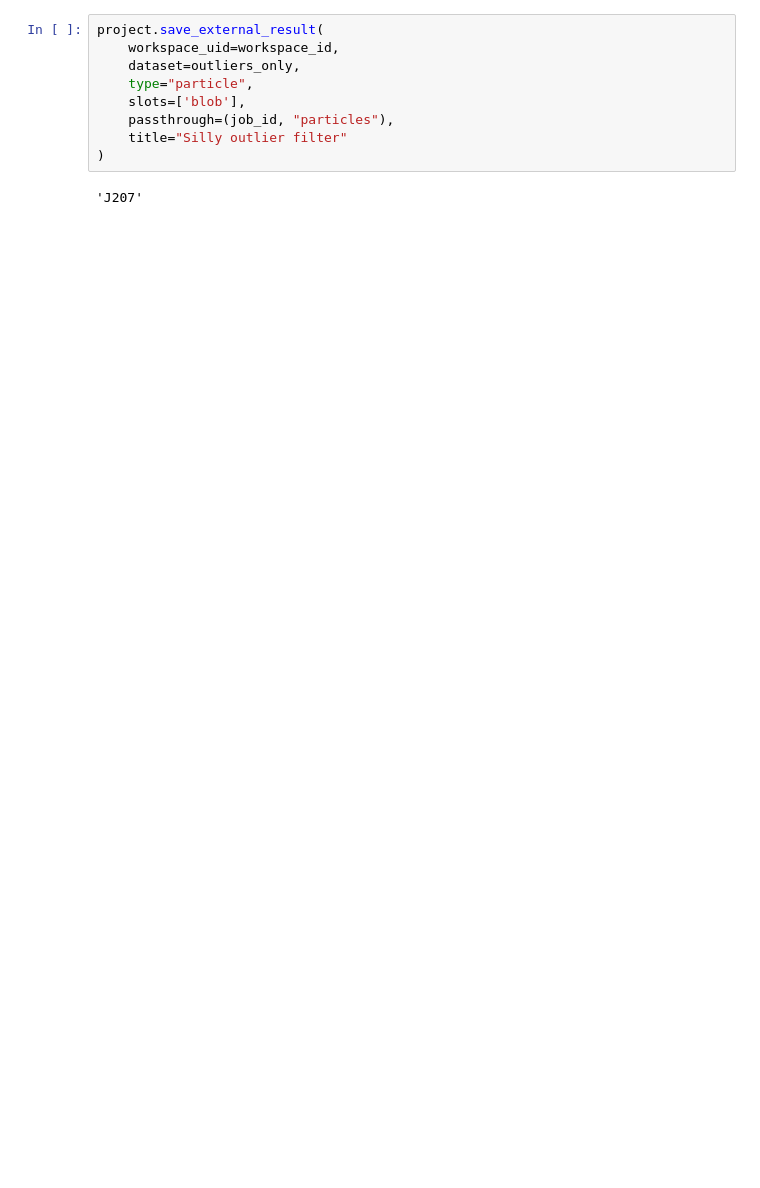
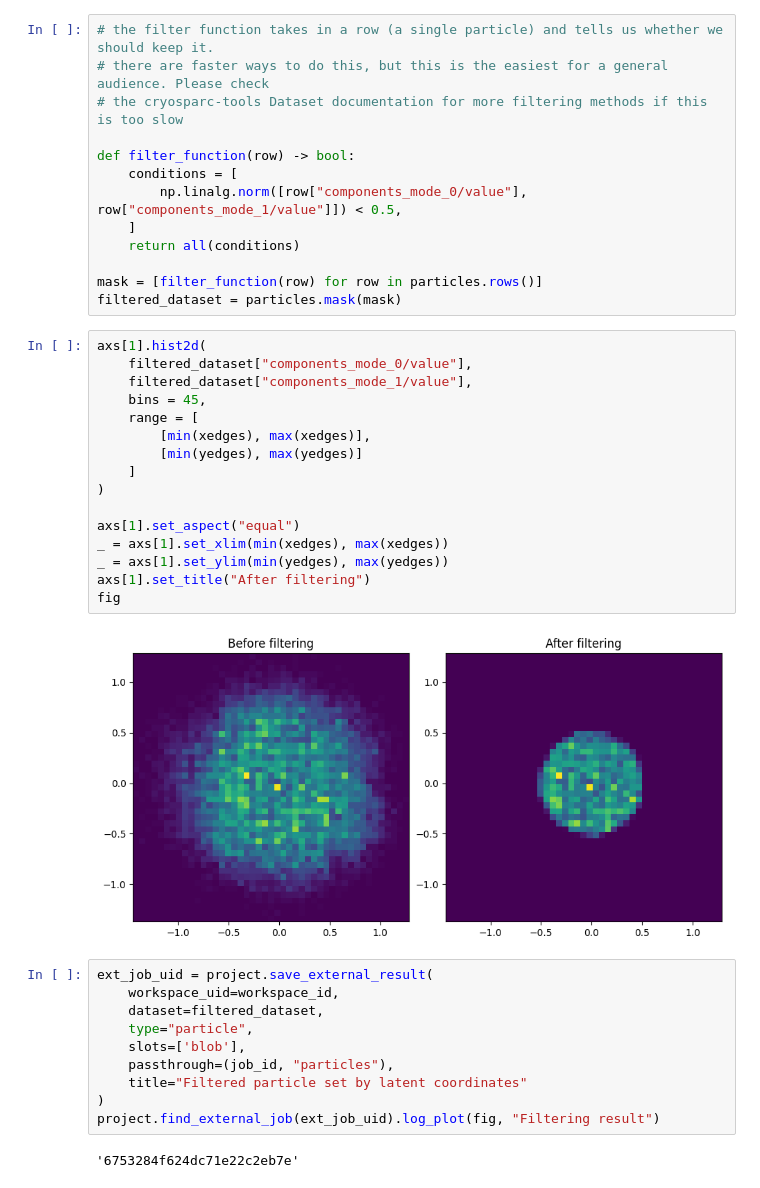
Before and after one commit to cryoem-uoft/cryosparc-examples, a Jupyter notebook: filter_by_latents.ipynb, the cells around one changed output. Saved outputs shown, nothing was run; the diff lists cells and outputs as text; blank space fills up the shorter version.

```diff
--- a/filter_by_latents.ipynb
+++ b/filter_by_latents.ipynb
@@ -42,11 +38,43 @@ post_filter = pd.DataFrame(outliers_only.rows())
+# %%
+# the filter function takes in a row (a single particle) and tells us whether we should keep it.
+# there are faster ways to do this, but this is the easiest for a general audience. Please check
+# the cryosparc-tools Dataset documentation for more filtering methods if this is too slow
+
+def filter_function(row) -> bool:
+    conditions = [
+        np.linalg.norm([row["components_mode_0/value"], row["components_mode_1/value"]]) < 0.5,
+    ]
+    return all(conditions)
+
+mask = [filter_function(row) for row in particles.rows()]
+filtered_dataset = particles.mask(mask)
+# %%
+axs[1].hist2d(
+    filtered_dataset["components_mode_0/value"],
+    filtered_dataset["components_mode_1/value"],
+    bins = 45,
+    range = [
+        [min(xedges), max(xedges)],
+        [min(yedges), max(yedges)]
+    ]
+)
+
+axs[1].set_aspect("equal")
+_ = axs[1].set_xlim(min(xedges), max(xedges))
+_ = axs[1].set_ylim(min(yedges), max(yedges))
+axs[1].set_title("After filtering")
+fig
+# %% [output]
+[figure, added]
 # %%
-project.save_external_result(
+ext_job_uid = project.save_external_result(
     workspace_uid=workspace_id,
-    dataset=outliers_only,
+    dataset=filtered_dataset,
     type="particle",
     slots=['blob'],
     passthrough=(job_id, "particles"),
-    title="Silly outlier filter"
+    title="Filtered particle set by latent coordinates"
 )
+project.find_external_job(ext_job_uid).log_plot(fig, "Filtering result")
 # %% [output]
-'J207'
+'6753284f624dc71e22c2eb7e'
```
Also changed, not shown: parts of 7 cells of this notebook.
